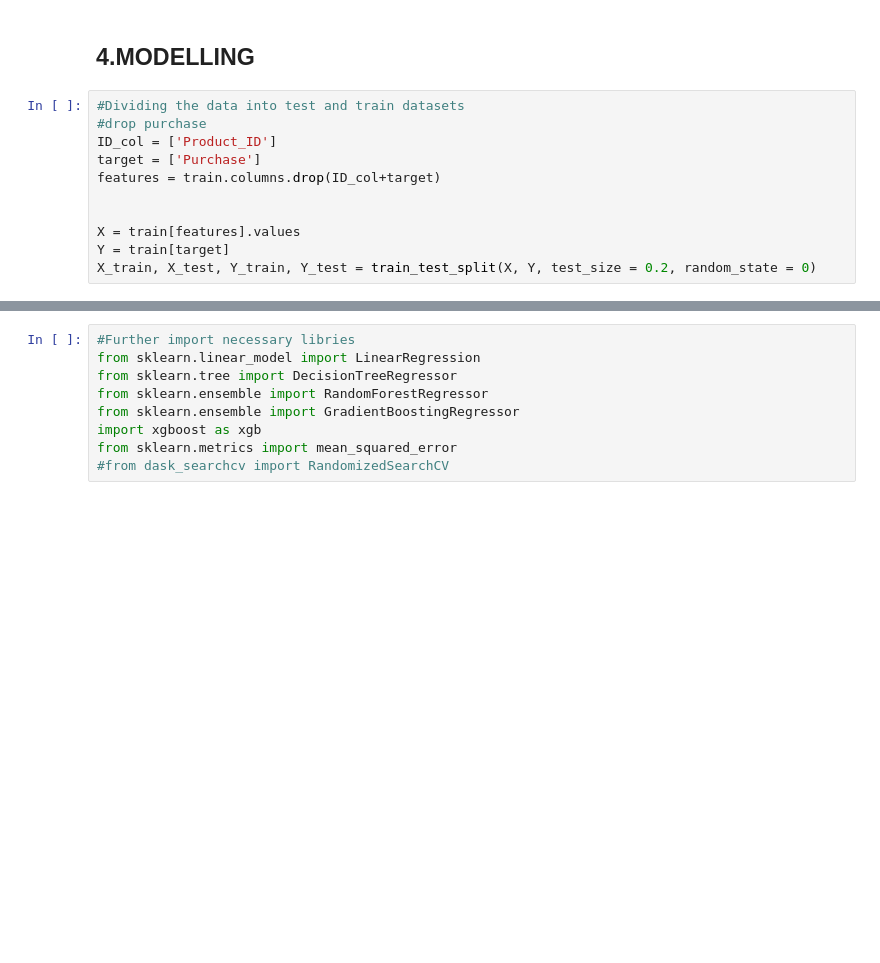
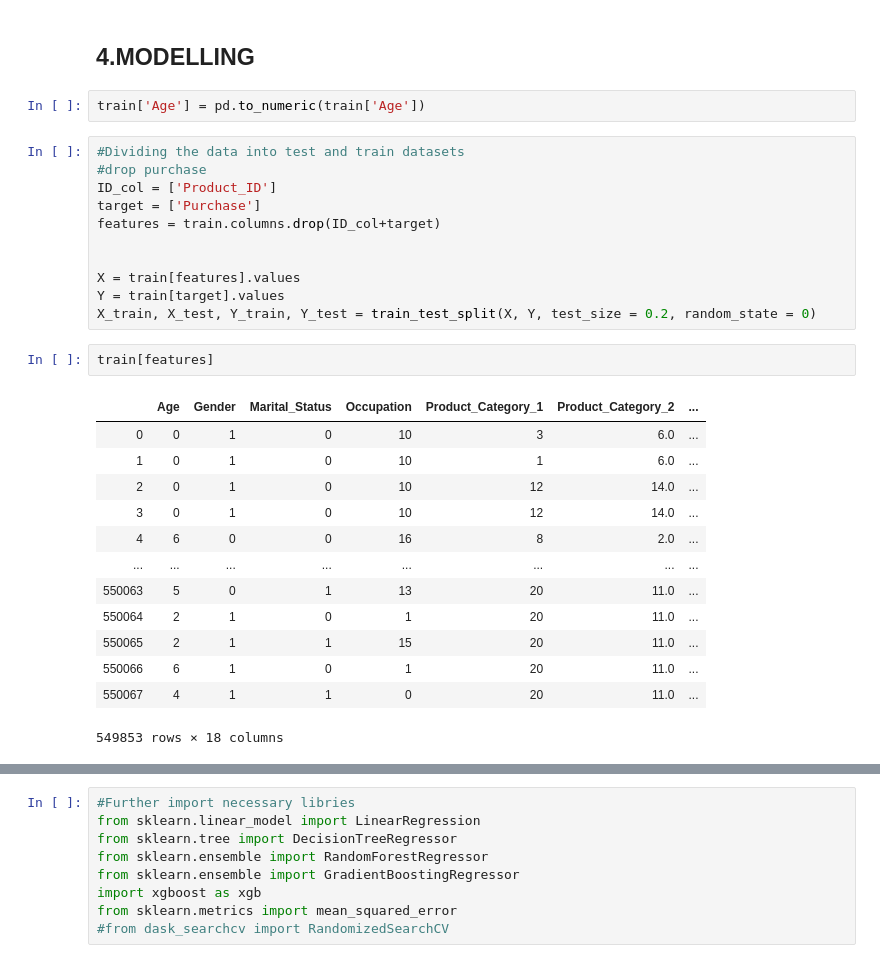
Before and after one commit to Pachinchin/blackfriday_hackathon, a Jupyter notebook: New Blackfriday-2.ipynb, the cells around one changed output, grey strips where cells are left out. Drawn from its saved outputs; the diff is of its cells as text; blank space fills up the shorter version.

```diff
--- a/New Blackfriday-2.ipynb
+++ b/New Blackfriday-2.ipynb
@@ -537,5 +586,7 @@ test.head()
 # %% [markdown]
 <h2>4.MODELLING</h2>
+# %%
+train['Age'] = pd.to_numeric(train['Age'])
 # %%
 #Dividing the data into test and train datasets
 #drop purchase
@@ -545,5 +596,21 @@ features = train.columns.drop(ID_col+target)
 
 
 X = train[features].values
-Y = train[target]
+Y = train[target].values
 X_train, X_test, Y_train, Y_test = train_test_split(X, Y, test_size = 0.2, random_state = 0)
+# %%
+train[features]
+# %% [output]
+|  | Age | Gender | Marital_Status | Occupation | Product_Category_1 | Product_Category_2 | ... |
+| 0 | 0 | 1 | 0 | 10 | 3 | 6.0 | ... |
+| 1 | 0 | 1 | 0 | 10 | 1 | 6.0 | ... |
+| 2 | 0 | 1 | 0 | 10 | 12 | 14.0 | ... |
+| 3 | 0 | 1 | 0 | 10 | 12 | 14.0 | ... |
+| 4 | 6 | 0 | 0 | 16 | 8 | 2.0 | ... |
+| ... | ... | ... | ... | ... | ... | ... | ... |
+| 550063 | 5 | 0 | 1 | 13 | 20 | 11.0 | ... |
+| 550064 | 2 | 1 | 0 | 1 | 20 | 11.0 | ... |
+| 550065 | 2 | 1 | 1 | 15 | 20 | 11.0 | ... |
+| 550066 | 6 | 1 | 0 | 1 | 20 | 11.0 | ... |
+| 550067 | 4 | 1 | 1 | 0 | 20 | 11.0 | ... |
+549853 rows × 18 columns
```
Also changed, not shown: parts of 23 cells of this notebook, 1 other file.
